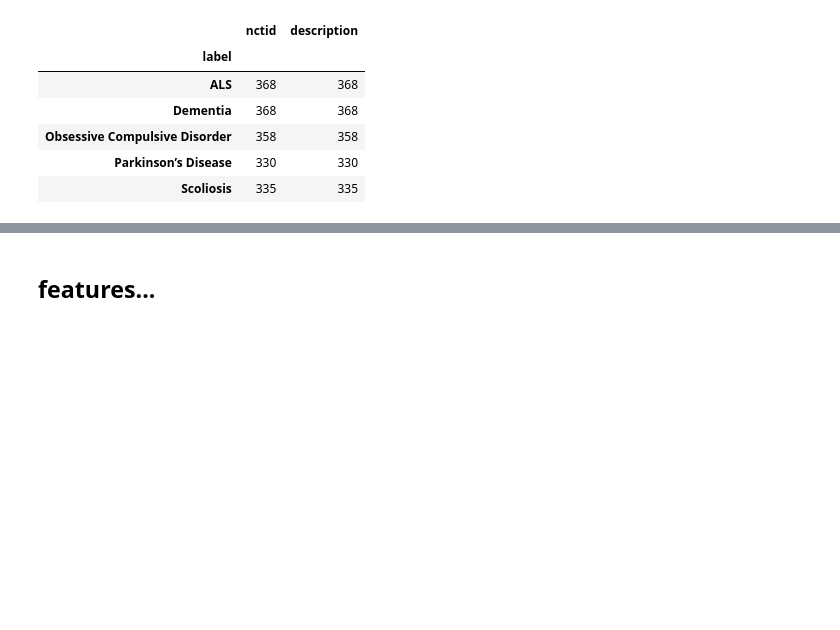
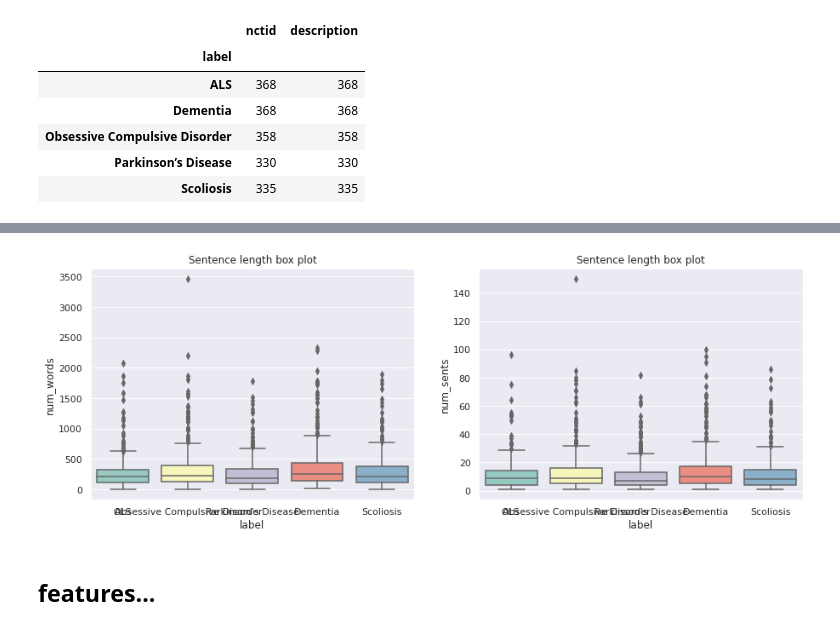
Before and after one commit to szymonwartak/gridr-ml, a Jupyter notebook: gridr_szymon.ipynb, the cells around one changed output, grey strips where cells are left out. Cells and saved outputs as stored; diff of their text form; code cells hidden in the pictures; blank space fills up the shorter version.

```diff
--- a/gridr_szymon.ipynb
+++ b/gridr_szymon.ipynb
@@ -5,6 +5,10 @@ import pandas as pd
 import numpy as np
 import xgboost as xgb
 import pickle
+import nltk
+import seaborn as sns
+from matplotlib import pyplot as plt
+sns.set()
 
 from sklearn.feature_extraction.text import TfidfVectorizer
 from sklearn.model_selection import train_test_split
@@ -13,7 +26,7 @@ from sklearn.metrics import precision_score, recall_score, accuracy_score
 # %% [markdown]
 # Data: load / explore
 # %%
-df = pd.read_csv('trials.csv')
+df = pd.read_csv('data/trials.csv')
 df.shape
 # %% [output]
 (1759, 3)
@@ -34,3 +49,6 @@ df.groupby('label').count()
 | Obsessive Compulsive Disorder | 358 | 358 |
 | Parkinson’s Disease | 330 | 330 |
 | Scoliosis | 335 | 335 |
+# %%
+from nltk.tokenize import RegexpTokenizer
+tokenizer = RegexpTokenizer(r'\w+')
@@ -36,0 +57,7 @@ df.groupby('label').count()
+# %%
+def processDesc(desc):
+    '''clean up special (paragraph?) characters for sentence parsing'''
+    return desc.replace('||', ' ')
+
+df['num_sents'] = df['description'].apply(lambda x: len(nltk.sent_tokenize(processDesc(x))))
+df['num_words'] = df['description'].apply(lambda x: len(tokenizer.tokenize(x)))
@@ -37,3 +103,9 @@ df.groupby('label').count()
+# %%
+fig, axes = plt.subplots(1, 2,figsize=(15,5))
+ax = sns.boxplot(x="label", y="num_words", data=df, palette="Set3", ax=axes[0]).set_title('Sentence length box plot')
+ax = sns.boxplot(x="label", y="num_sents", data=df, palette="Set3", ax=axes[1]).set_title('Sentence length box plot')
+# %% [output]
+[figure, added]
 # %% [markdown]
 ## features...
 # %%
```
Also changed, not shown: parts of 18 cells of this notebook.
